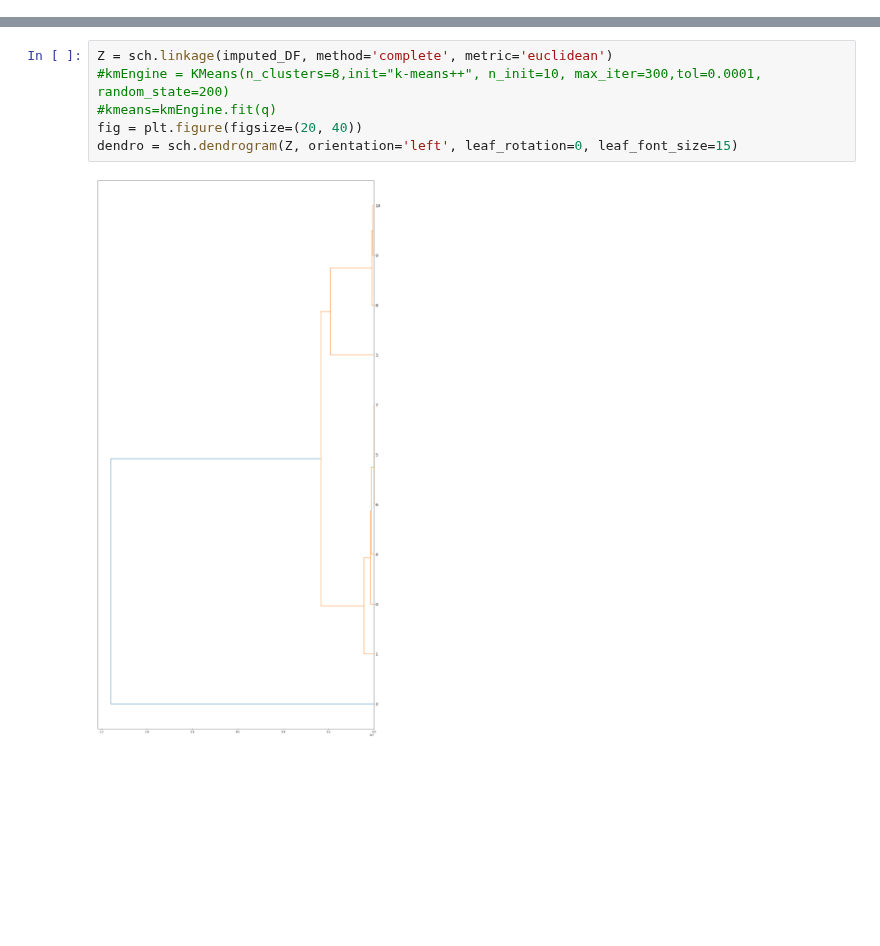
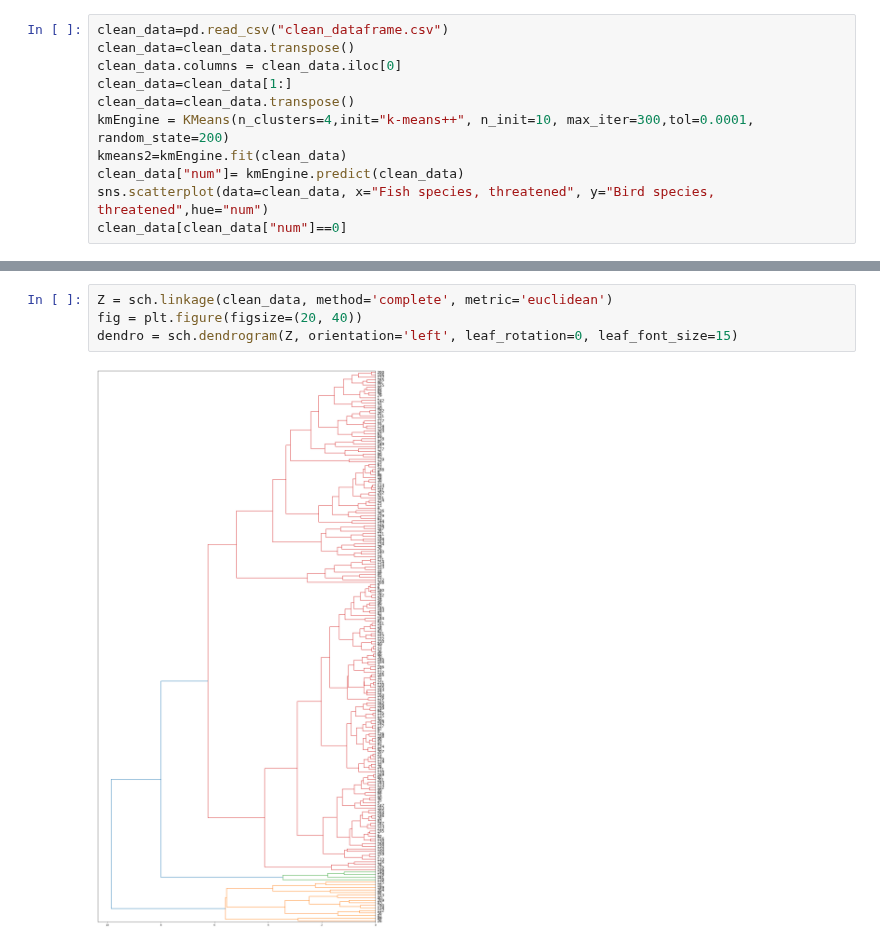
Before and after one commit to f2ire/IA_project, a Jupyter notebook: Untitled3.ipynb, the cells around one changed output, grey strips where cells are left out. Drawn from its saved outputs; the diff is of its cells as text; blank space fills up the shorter version.

Commit message:
Clustering

```diff
--- a/Untitled3.ipynb
+++ b/Untitled3.ipynb
@@ -91,0 +38,11 @@ imputed_DF
+# %%
+clean_data=pd.read_csv("clean_dataframe.csv")
+clean_data=clean_data.transpose()
+clean_data.columns = clean_data.iloc[0]
+clean_data=clean_data[1:]
+clean_data=clean_data.transpose()
+kmEngine = KMeans(n_clusters=4,init="k-means++", n_init=10, max_iter=300,tol=0.0001, random_state=200)
+kmeans2=kmEngine.fit(clean_data)
+clean_data["num"]= kmEngine.predict(clean_data)
+sns.scatterplot(data=clean_data, x="Fish species, threatened", y="Bird species, threatened",hue="num")
+clean_data[clean_data["num"]==0]
@@ -92,9 +72,7 @@ imputed_DF
 # %%
-Z = sch.linkage(imputed_DF, method='complete', metric='euclidean')
-#kmEngine = KMeans(n_clusters=8,init="k-means++", n_init=10, max_iter=300,tol=0.0001, random_state=200)
-#kmeans=kmEngine.fit(q)
+Z = sch.linkage(clean_data, method='complete', metric='euclidean')
 fig = plt.figure(figsize=(20, 40))
 dendro = sch.dendrogram(Z, orientation='left', leaf_rotation=0, leaf_font_size=15)
 # %% [output]
-[figure, old version]
+[figure, new version]
 # %%
```
Also changed, not shown: parts of 12 cells of this notebook.
